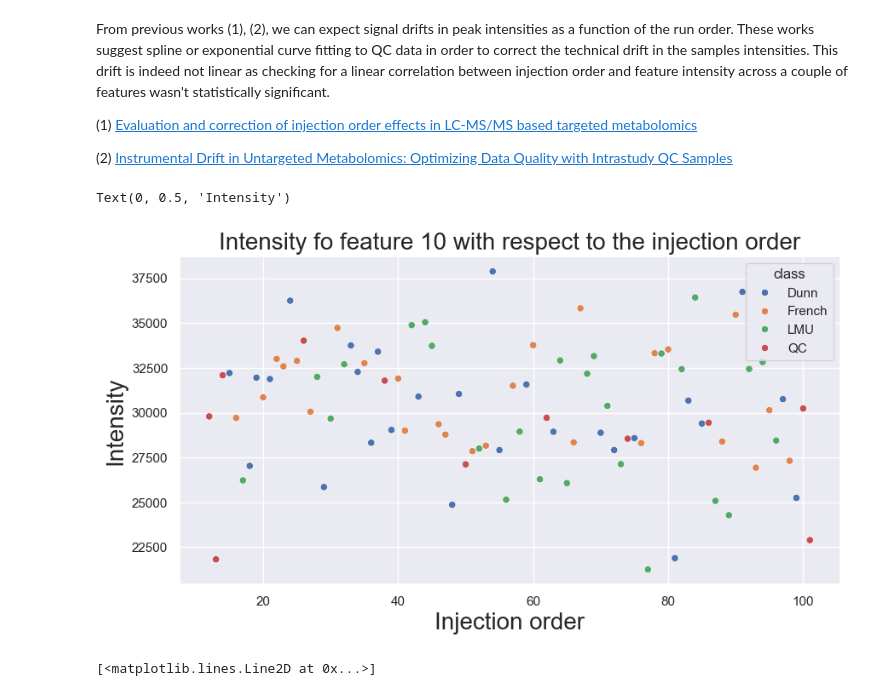
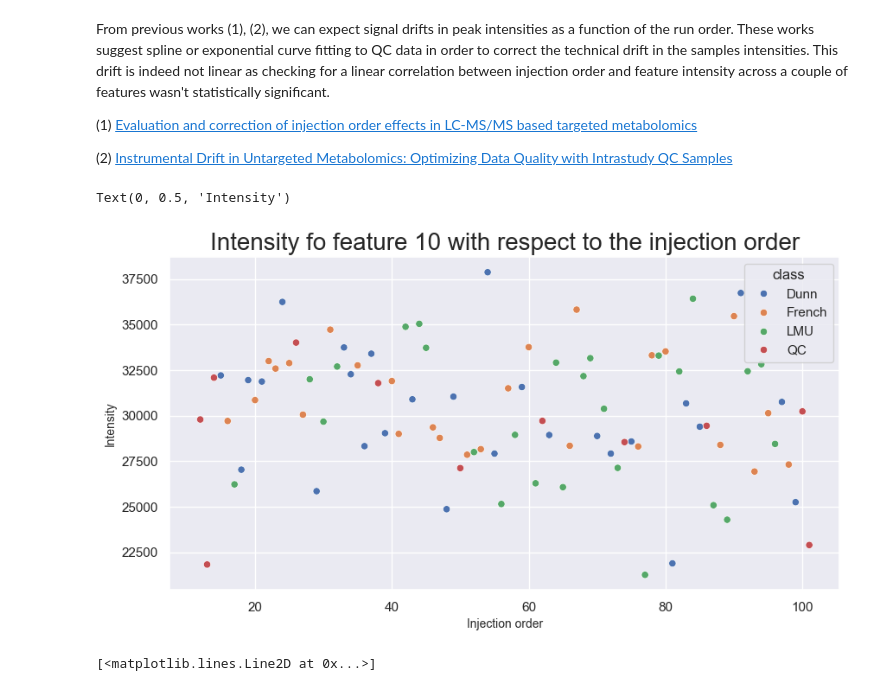
Before and after one commit to PhiCtl/glycan-biomarkers, a Jupyter notebook: src/eda/eda.ipynb, the cells around one changed output. Drawn from its saved outputs; the diff is of its cells as text; code cells hidden in the pictures.

```diff
--- a/src/eda/eda.ipynb
+++ b/src/eda/eda.ipynb
@@ -446,3 +446,12 @@ df_data_melt[['class', 'intensity']][df_data_melt['batch'] == 1].groupby('class'
 | dQC | 1260.0 | 2631.849869 | 5309.470849 | 0.0 | 52.225757 | 82.387075 | 414.017036 | 1157.573073 | 2360.167461 | 5403.337154 | 9100.107596 | ... |
 # %% [markdown]
 Intensity distributions are heavily tailed. We observe that intensities recorded in batch 2 for quality check samples are much lower than in batch 1, which encourages us to only consider batch 1 for QC / samples intensity comparison.
+# %%
+df_plot = df_data_melt[(df_data_melt['class'].isin(['QC', 'Dunn', 'LMU', 'French'])) & (df_data_melt['batch'] == 1)]
+sns.set(rc = {'figure.figsize':(20, 8)})
+fig = sns.boxplot(df_plot, x='order', y='intensity', hue='class')
+fig.axhline(4*1E2, color='black')
+fig.axes.set_title('Intensity distribution as a function of the run order',fontsize=20)
+fig.set_xlabel("Run order",fontsize=20)
+fig.set_ylabel("Intensity (log scale)",fontsize=20)
+fig.set_yscale('log')
@@ -456,14 +469,14 @@ This drift is indeed not linear as checking for a linear correlation between inj
 # %%
 df_plot = df_data_melt[(df_data_melt['feature_number'] == 10) & (df_data_melt['class'].isin(['QC', 'Dunn', 'LMU', 'French'])) & (df_data_melt['batch'])]
 sns.set(rc = {'figure.figsize':(10, 5)})
 fig = sns.scatterplot(data=df_plot, x='order', y='intensity', hue='class')
 fig.axes.set_title('Intensity fo feature 10 with respect to the injection order',fontsize=20)
-fig.set_xlabel("Injection order",fontsize=20)
-fig.set_ylabel("Intensity",fontsize=20)
+fig.set_xlabel("Injection order",fontsize=10)
+fig.set_ylabel("Intensity",fontsize=10)
 #fig.set_yscale('log')
 # %% [output]
 Text(0, 0.5, 'Intensity')
-[figure, old version]
+[figure, new version]
 # %%
 from scipy.interpolate import CubicSpline
 
```
Also changed, not shown: parts of 2 cells of this notebook.
